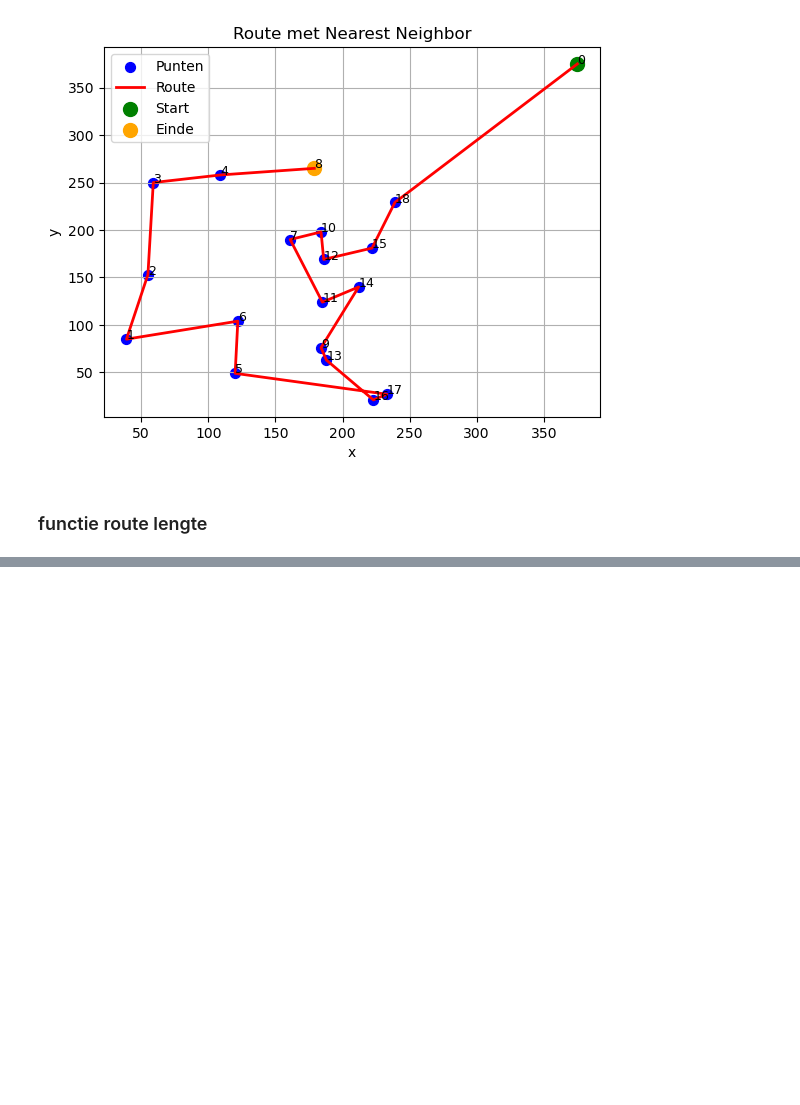
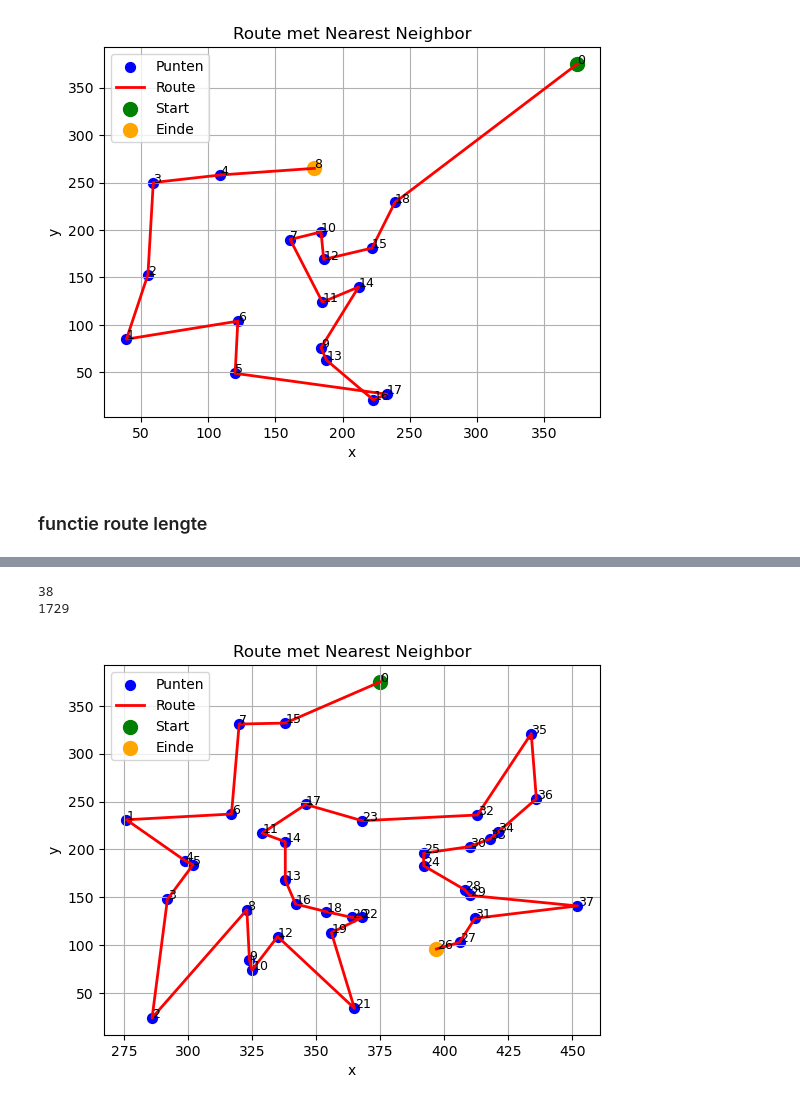
Before and after one commit to lrncjrssn/eindproject_or5, a Jupyter notebook: begin_Laurence.ipynb, the cells around one changed output, grey strips where cells are left out. Drawn from its saved outputs; the diff is of its cells as text; code cells hidden in the pictures; blank space fills up the shorter version.

```diff
--- a/begin_Laurence.ipynb
+++ b/begin_Laurence.ipynb
@@ -291,0 +332,9 @@ route_lengte(df_ro, L)
+# %%
+#L = [0, 15, 6, 1, 4, 5, 3, 7, 8, 9, 2, 19, 24, 25, 29, 34, 27, 26, 22, 23, 28, 31, 32, 33, 30, 21, 10, 13, 12, 14, 16, 18, 20, 17, 11]
+#L = [ 0, 17, 23, 32, 35, 34, 33, 30, 25, 24, 28, 29, 36, 31, 27, 26, 21, 4, 1, 11, 10, 13, 19, 22, 20, 18, 16, 14, 15, 12, 8, 3, 2, 6, 7, 5, 9]
+route_lengte(df_ro, l2)
+plot_verbeterde_route(df_ro, l2)
+# %% [output]
+38
+1729
+[figure, added]
```
Also changed, not shown: parts of 13 cells of this notebook.
